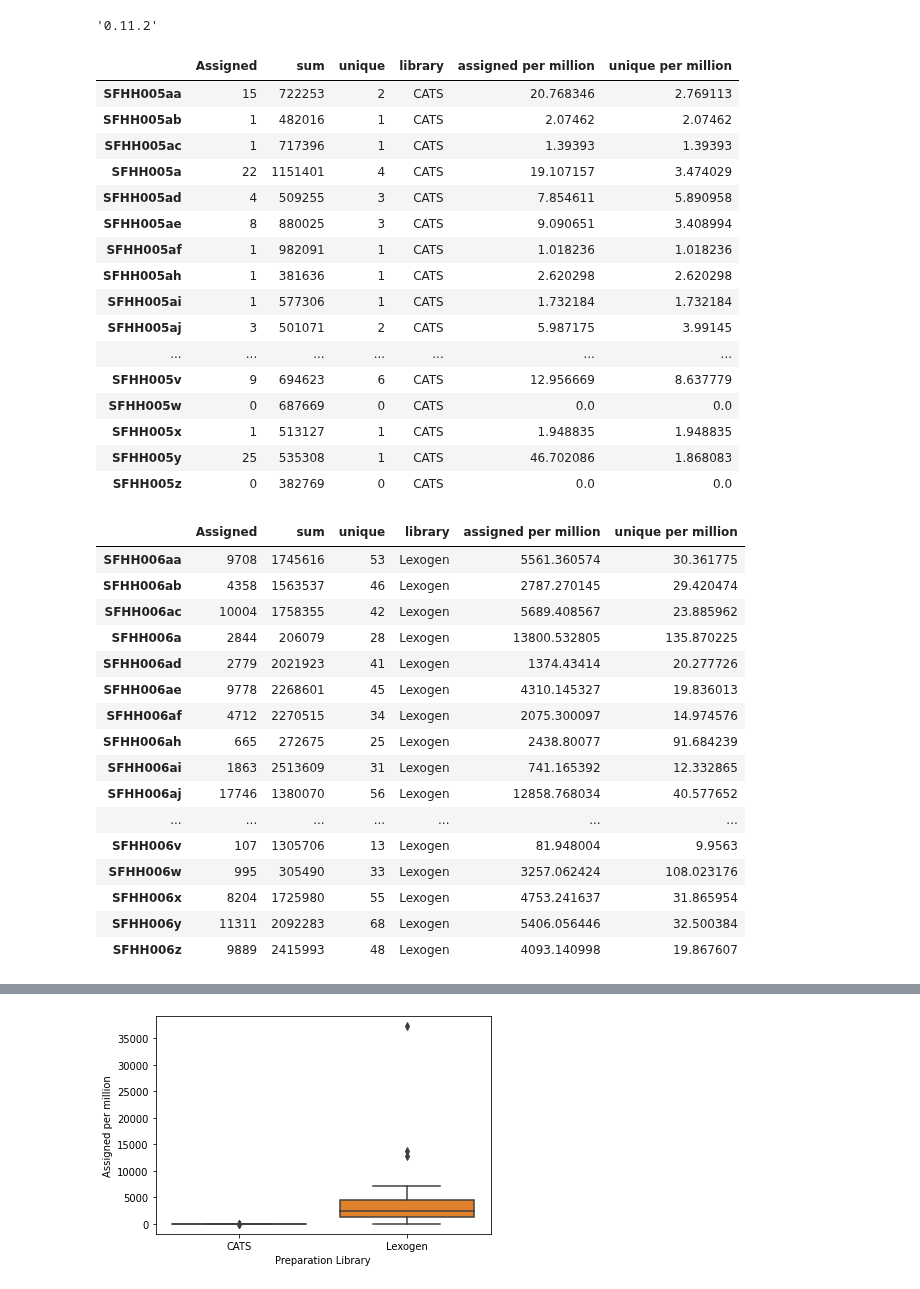
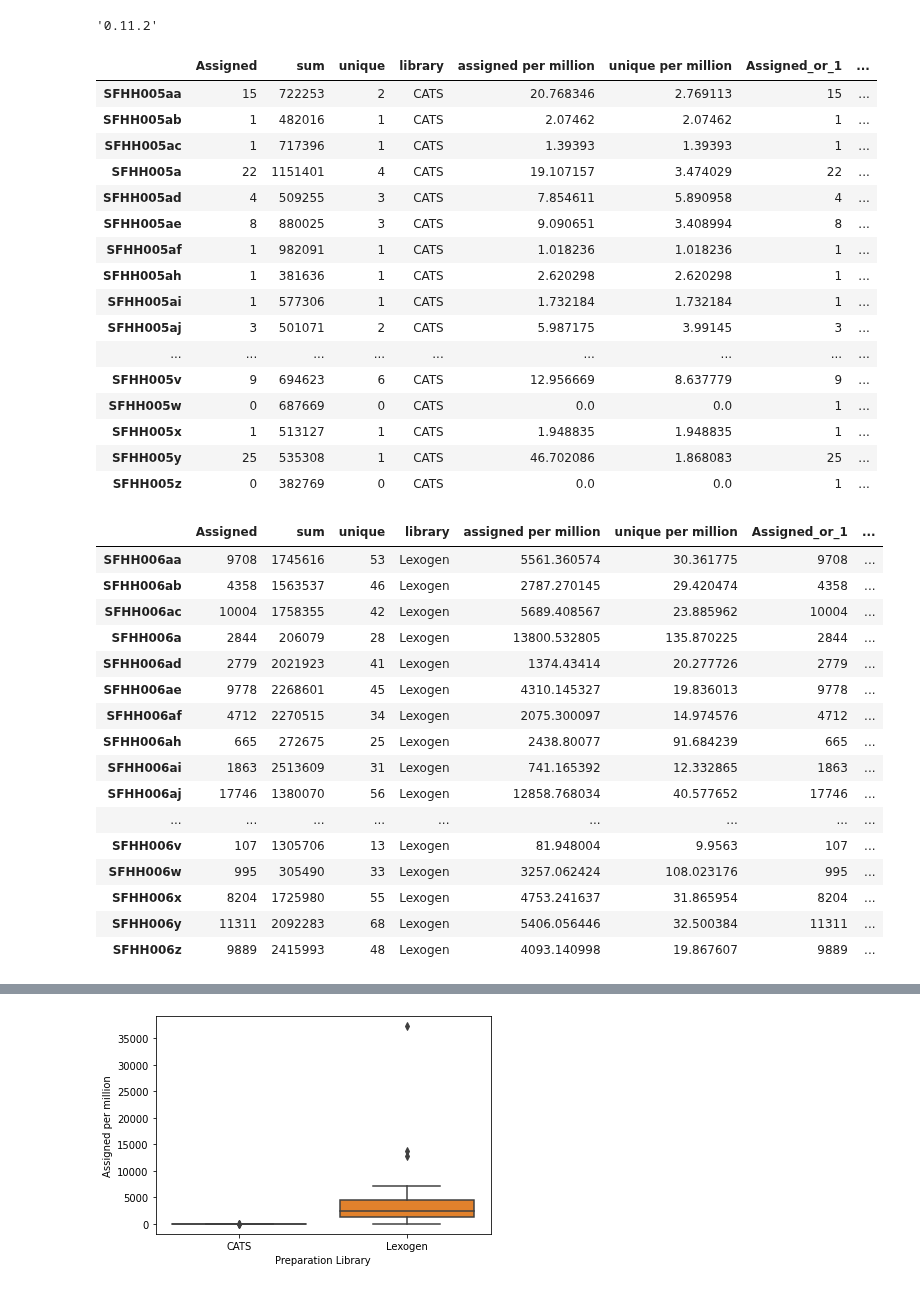
Before and after one commit to ucsffrancislab/genomics, a Jupyter notebook: data/20210428-EV/20220113-lte30_hg38_mirna/analysis.ipynb, the cells around one changed output, grey strips where cells are left out. Saved outputs shown, nothing was run; the diff lists cells and outputs as text; code cells hidden in the pictures.

```diff
--- a/data/20210428-EV/20220113-lte30_hg38_mirna/analysis.ipynb
+++ b/data/20210428-EV/20220113-lte30_hg38_mirna/analysis.ipynb
@@ -38,50 +38,54 @@ df.drop(['Unassigned_Read_Type','Unassigned_Singleton','Unassigned_MappingQualit
 cats1=df
 del(df)
 #cats1
 
 
 
 df = pd.read_csv('feature_counts.5.cutadapt2.mirna.tsv',sep="\t",header=1)
 
 df.set_index('Geneid',inplace=True)
 df.drop(['Chr','Start','End','Strand','Length'],axis='columns',inplace=True)
 df[df>0]=1
 
 cats2=df.sum().to_frame()
 del(df)
 cats2.rename(columns={0: "unique"},inplace=True)
 #cats2['library']='CATS'
 cats2
 
 cats=pd.concat([cats1,cats2],axis='columns')
 
 cats['library']='CATS'
 
 #cats=cats_LTR+cats_Retroposon
 cats['assigned per million']=1e6*cats['Assigned']/cats1['sum']
 cats['unique per million']=1e6*cats['unique']/cats['sum']
 
+cats['Assigned_or_1']=cats['Assigned']
+cats.loc[cats['Assigned_or_1']==0,'Assigned_or_1']=1
+cats['unique per assigned']=cats['unique']/cats['Assigned_or_1']
+
 #cats.drop(['SFHH005ag','SFHH005ar','SFHH005k','SFHH005v'],inplace=True,axis='index')
 cats.drop(['SFHH005ag','SFHH005k'],inplace=True,axis='index')
 cats
 # %% [output]
-|  | Assigned | sum | unique | library | assigned per million | unique per million |
-| SFHH005aa | 15 | 722253 | 2 | CATS | 20.768346 | 2.769113 |
-| SFHH005ab | 1 | 482016 | 1 | CATS | 2.07462 | 2.07462 |
-| SFHH005ac | 1 | 717396 | 1 | CATS | 1.39393 | 1.39393 |
-| SFHH005a | 22 | 1151401 | 4 | CATS | 19.107157 | 3.474029 |
-| SFHH005ad | 4 | 509255 | 3 | CATS | 7.854611 | 5.890958 |
-| SFHH005ae | 8 | 880025 | 3 | CATS | 9.090651 | 3.408994 |
-| SFHH005af | 1 | 982091 | 1 | CATS | 1.018236 | 1.018236 |
-| SFHH005ah | 1 | 381636 | 1 | CATS | 2.620298 | 2.620298 |
-| SFHH005ai | 1 | 577306 | 1 | CATS | 1.732184 | 1.732184 |
-| SFHH005aj | 3 | 501071 | 2 | CATS | 5.987175 | 3.99145 |
-| ... | ... | ... | ... | ... | ... | ... |
-| SFHH005v | 9 | 694623 | 6 | CATS | 12.956669 | 8.637779 |
-| SFHH005w | 0 | 687669 | 0 | CATS | 0.0 | 0.0 |
-| SFHH005x | 1 | 513127 | 1 | CATS | 1.948835 | 1.948835 |
-| SFHH005y | 25 | 535308 | 1 | CATS | 46.702086 | 1.868083 |
-| SFHH005z | 0 | 382769 | 0 | CATS | 0.0 | 0.0 |
+|  | Assigned | sum | unique | library | assigned per million | unique per million | Assigned_or_1 | ... |
+| SFHH005aa | 15 | 722253 | 2 | CATS | 20.768346 | 2.769113 | 15 | ... |
+| SFHH005ab | 1 | 482016 | 1 | CATS | 2.07462 | 2.07462 | 1 | ... |
+| SFHH005ac | 1 | 717396 | 1 | CATS | 1.39393 | 1.39393 | 1 | ... |
+| SFHH005a | 22 | 1151401 | 4 | CATS | 19.107157 | 3.474029 | 22 | ... |
+| SFHH005ad | 4 | 509255 | 3 | CATS | 7.854611 | 5.890958 | 4 | ... |
+| SFHH005ae | 8 | 880025 | 3 | CATS | 9.090651 | 3.408994 | 8 | ... |
+| SFHH005af | 1 | 982091 | 1 | CATS | 1.018236 | 1.018236 | 1 | ... |
+| SFHH005ah | 1 | 381636 | 1 | CATS | 2.620298 | 2.620298 | 1 | ... |
+| SFHH005ai | 1 | 577306 | 1 | CATS | 1.732184 | 1.732184 | 1 | ... |
+| SFHH005aj | 3 | 501071 | 2 | CATS | 5.987175 | 3.99145 | 3 | ... |
+| ... | ... | ... | ... | ... | ... | ... | ... | ... |
+| SFHH005v | 9 | 694623 | 6 | CATS | 12.956669 | 8.637779 | 9 | ... |
+| SFHH005w | 0 | 687669 | 0 | CATS | 0.0 | 0.0 | 1 | ... |
+| SFHH005x | 1 | 513127 | 1 | CATS | 1.948835 | 1.948835 | 1 | ... |
+| SFHH005y | 25 | 535308 | 1 | CATS | 46.702086 | 1.868083 | 25 | ... |
+| SFHH005z | 0 | 382769 | 0 | CATS | 0.0 | 0.0 | 1 | ... |
 # %%
 df = pd.read_csv('feature_counts.6.cutadapt2.mirna.summary.tsv',sep="\t")
 sum=df.sum().to_frame().T
@@ -119,26 +123,31 @@ lex=pd.concat([lex1,lex2],axis='columns')
 lex['library']='Lexogen'
 lex['assigned per million']=1e6*lex['Assigned']/lex['sum']
 lex['unique per million']=1e6*lex['unique']/lex['sum']
+
+lex['Assigned_or_1']=lex['Assigned']
+lex.loc[lex['Assigned_or_1']==0,'Assigned_or_1']=1
+lex['unique per assigned']=lex['unique']/lex['Assigned_or_1']
+
 lex.drop(['SFHH006ag','SFHH006k'],inplace=True,axis='index')
 lex
 # %% [output]
-|  | Assigned | sum | unique | library | assigned per million | unique per million |
-| SFHH006aa | 9708 | 1745616 | 53 | Lexogen | 5561.360574 | 30.361775 |
-| SFHH006ab | 4358 | 1563537 | 46 | Lexogen | 2787.270145 | 29.420474 |
-| SFHH006ac | 10004 | 1758355 | 42 | Lexogen | 5689.408567 | 23.885962 |
-| SFHH006a | 2844 | 206079 | 28 | Lexogen | 13800.532805 | 135.870225 |
-| SFHH006ad | 2779 | 2021923 | 41 | Lexogen | 1374.43414 | 20.277726 |
-| SFHH006ae | 9778 | 2268601 | 45 | Lexogen | 4310.145327 | 19.836013 |
-| SFHH006af | 4712 | 2270515 | 34 | Lexogen | 2075.300097 | 14.974576 |
-| SFHH006ah | 665 | 272675 | 25 | Lexogen | 2438.80077 | 91.684239 |
-| SFHH006ai | 1863 | 2513609 | 31 | Lexogen | 741.165392 | 12.332865 |
-| SFHH006aj | 17746 | 1380070 | 56 | Lexogen | 12858.768034 | 40.577652 |
-| ... | ... | ... | ... | ... | ... | ... |
-| SFHH006v | 107 | 1305706 | 13 | Lexogen | 81.948004 | 9.9563 |
-| SFHH006w | 995 | 305490 | 33 | Lexogen | 3257.062424 | 108.023176 |
-| SFHH006x | 8204 | 1725980 | 55 | Lexogen | 4753.241637 | 31.865954 |
-| SFHH006y | 11311 | 2092283 | 68 | Lexogen | 5406.056446 | 32.500384 |
-| SFHH006z | 9889 | 2415993 | 48 | Lexogen | 4093.140998 | 19.867607 |
+|  | Assigned | sum | unique | library | assigned per million | unique per million | Assigned_or_1 | ... |
+| SFHH006aa | 9708 | 1745616 | 53 | Lexogen | 5561.360574 | 30.361775 | 9708 | ... |
+| SFHH006ab | 4358 | 1563537 | 46 | Lexogen | 2787.270145 | 29.420474 | 4358 | ... |
+| SFHH006ac | 10004 | 1758355 | 42 | Lexogen | 5689.408567 | 23.885962 | 10004 | ... |
+| SFHH006a | 2844 | 206079 | 28 | Lexogen | 13800.532805 | 135.870225 | 2844 | ... |
+| SFHH006ad | 2779 | 2021923 | 41 | Lexogen | 1374.43414 | 20.277726 | 2779 | ... |
+| SFHH006ae | 9778 | 2268601 | 45 | Lexogen | 4310.145327 | 19.836013 | 9778 | ... |
+| SFHH006af | 4712 | 2270515 | 34 | Lexogen | 2075.300097 | 14.974576 | 4712 | ... |
+| SFHH006ah | 665 | 272675 | 25 | Lexogen | 2438.80077 | 91.684239 | 665 | ... |
+| SFHH006ai | 1863 | 2513609 | 31 | Lexogen | 741.165392 | 12.332865 | 1863 | ... |
+| SFHH006aj | 17746 | 1380070 | 56 | Lexogen | 12858.768034 | 40.577652 | 17746 | ... |
+| ... | ... | ... | ... | ... | ... | ... | ... | ... |
+| SFHH006v | 107 | 1305706 | 13 | Lexogen | 81.948004 | 9.9563 | 107 | ... |
+| SFHH006w | 995 | 305490 | 33 | Lexogen | 3257.062424 | 108.023176 | 995 | ... |
+| SFHH006x | 8204 | 1725980 | 55 | Lexogen | 4753.241637 | 31.865954 | 8204 | ... |
+| SFHH006y | 11311 | 2092283 | 68 | Lexogen | 5406.056446 | 32.500384 | 11311 | ... |
+| SFHH006z | 9889 | 2415993 | 48 | Lexogen | 4093.140998 | 19.867607 | 9889 | ... |
 # %%
 df=pd.concat([cats,lex])
 df
```
Also changed, not shown: parts of 5 cells of this notebook.
